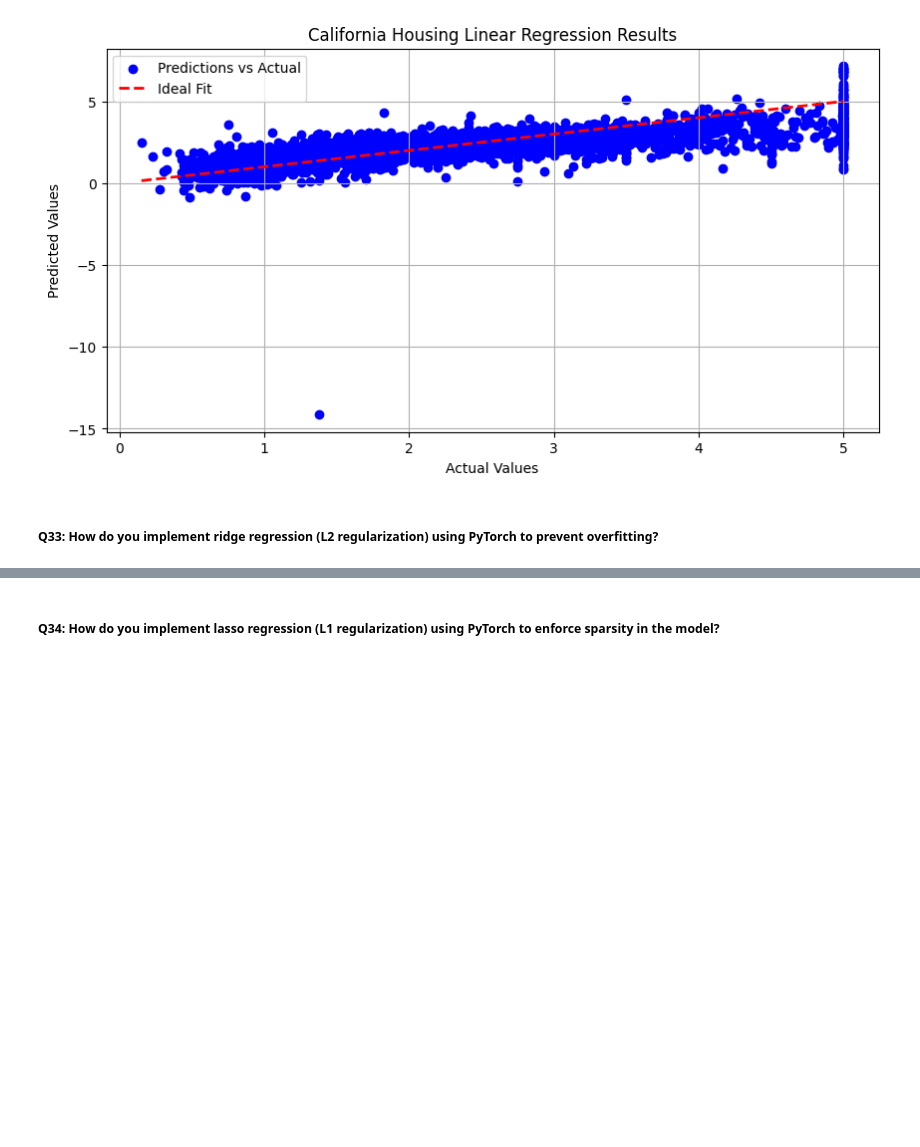
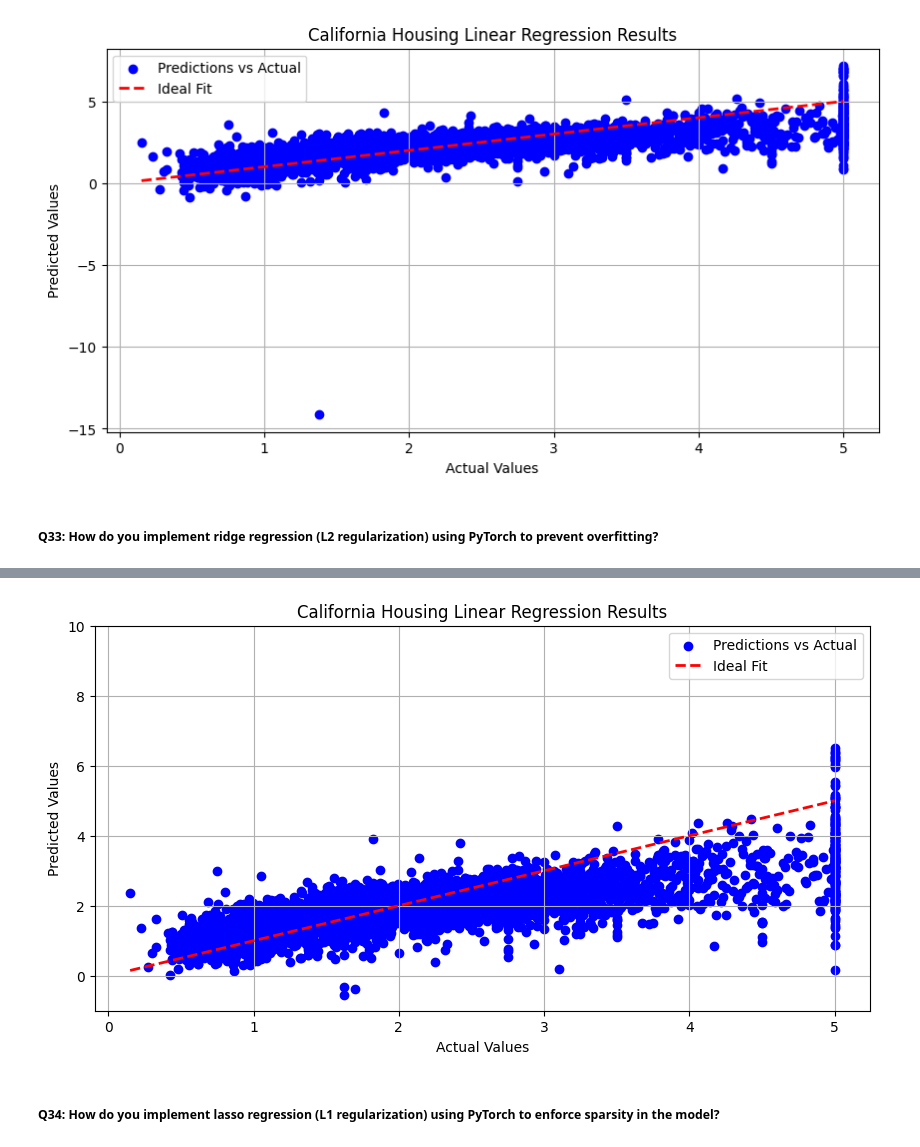
Before and after one commit to fellmir/pyTorchBasis, a Jupyter notebook: 00-basic-examples/example1/01-notebooks/02_linear_regression.ipynb, the cells around one changed output, grey strips where cells are left out. Cells and saved outputs as stored; diff of their text form; code cells hidden in the pictures; blank space fills up the shorter version.

```diff
--- a/00-basic-examples/example1/01-notebooks/02_linear_regression.ipynb
+++ b/00-basic-examples/example1/01-notebooks/02_linear_regression.ipynb
@@ -2055,0 +2113,9 @@ plot_results(trained_model, X_test_tensor, y_test_tensor)
+# %%
+# Run the training loop function
+learning_rate = 0.001
+batch_size = 4
+num_epochs = 500
+alpha = 0.1  # L2 regularization strength
+
+val_loss, trained_model = train_ridge_model(learning_rate, batch_size, num_epochs, alpha)
+print(f'Validation Loss: {val_loss:.4f}')
@@ -2056,2 +2129,23 @@ plot_results(trained_model, X_test_tensor, y_test_tensor)
+# %%
+# Visualize the results
+def plot_results(model, X_tensor, y_tensor):
+    model.eval()
+    with torch.no_grad():
+        predictions = model(X_tensor.to(device)).cpu().numpy()
+
+    plt.figure(figsize=(10, 5))
+    plt.scatter(y_tensor.numpy(), predictions, color='blue', label='Predictions vs Actual')
+    plt.plot([y_tensor.min(), y_tensor.max()], [y_tensor.min(), y_tensor.max()], 'r--', lw=2, label='Ideal Fit')
+    plt.xlabel('Actual Values')
+    plt.ylabel('Predicted Values')
+    plt.title('California Housing Linear Regression Results')
+    plt.ylim(-1, 10)  # Limit the y-axis range
+    plt.legend()
+    plt.grid(True)
+    plt.show()
+
+plot_results(trained_model, X_test_tensor, y_test_tensor)
+# %% [output]
+[figure, added]
 # %% [markdown]
 ##### **Q34: How do you implement lasso regression (L1 regularization) using PyTorch to enforce sparsity in the model?**
```
Also changed, not shown: parts of 8 cells of this notebook.
